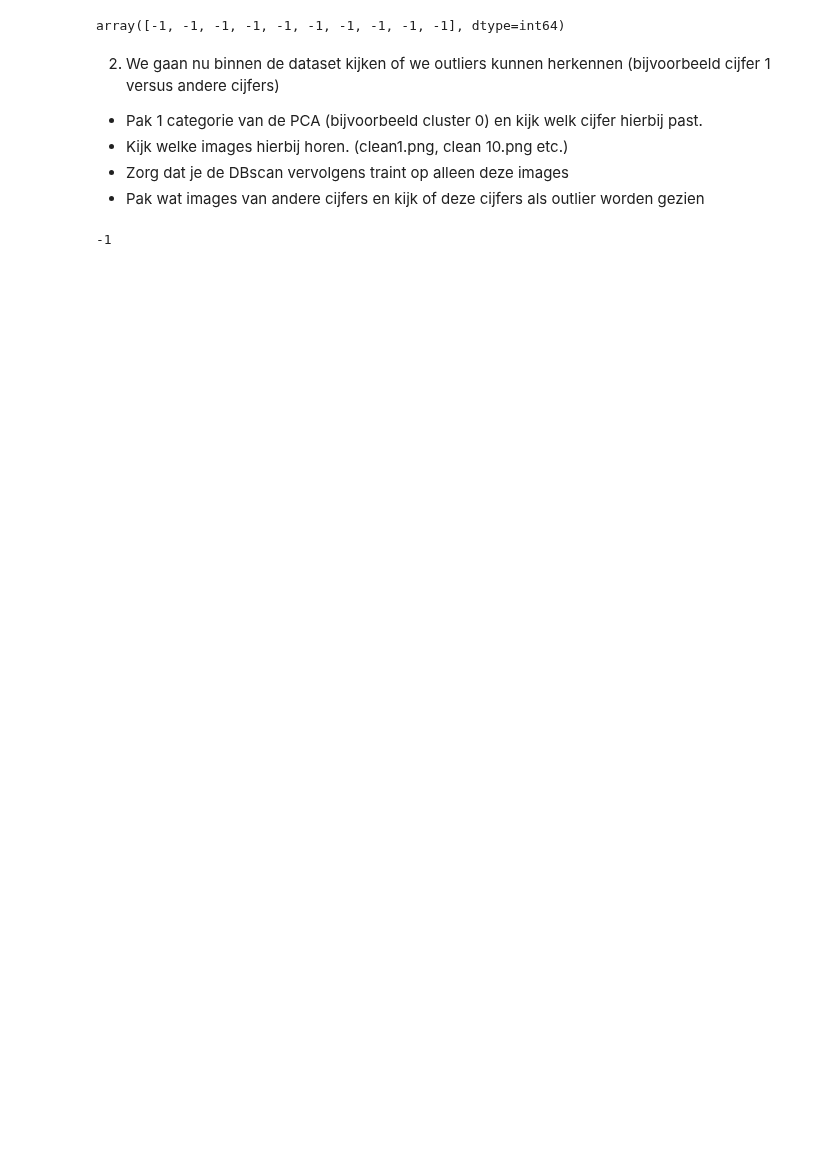
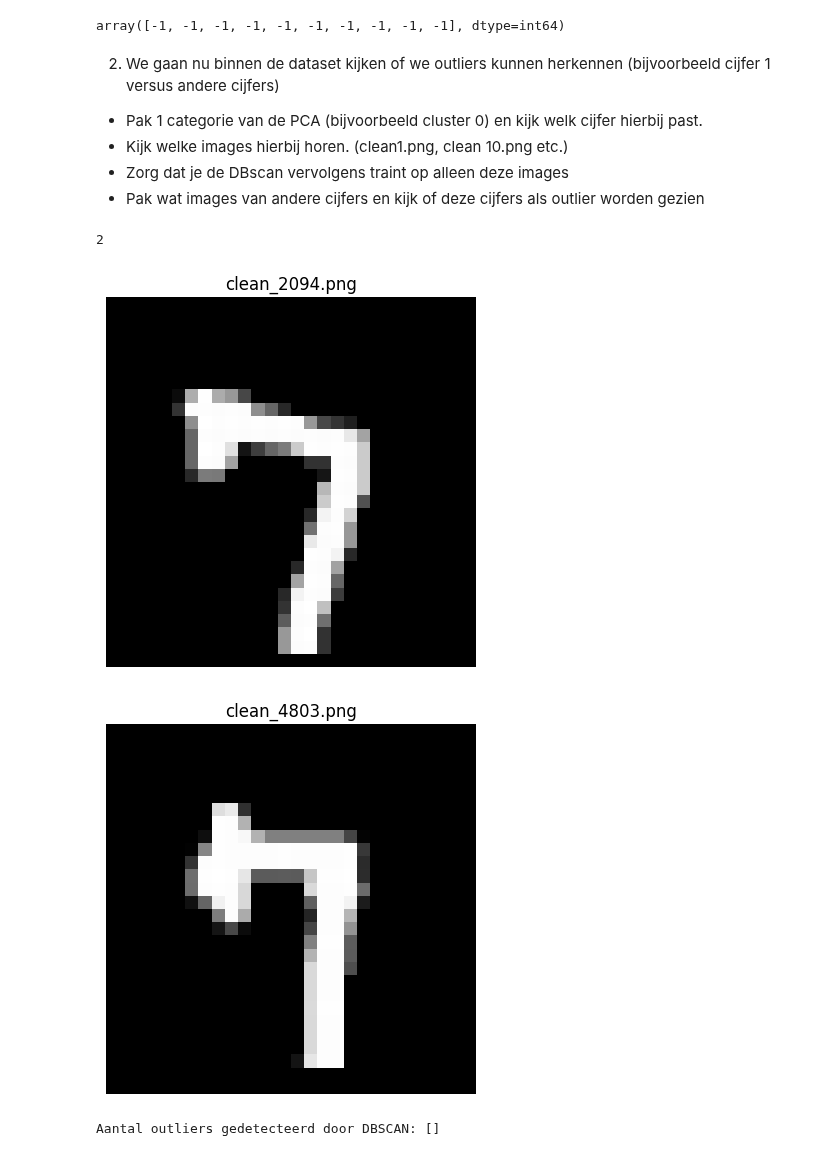
Before and after one commit to yanj27/Smart_Industry, a Jupyter notebook: Smart Industry/College 6/Werkcollege_6.ipynb, the cells around one changed output. Drawn from its saved outputs; the diff is of its cells as text; code cells hidden in the pictures; blank space fills up the shorter version.

```diff
--- a/Smart Industry/College 6/Werkcollege_6.ipynb
+++ b/Smart Industry/College 6/Werkcollege_6.ipynb
@@ -139,12 +141,3 @@ array([-1, -1, -1, -1, -1, -1, -1, -1, -1, -1], dtype=int64)
 - Kijk welke images hierbij horen. (clean1.png, clean 10.png etc.)
 - Zorg dat je de DBscan vervolgens traint op alleen deze images
 - Pak wat images van andere cijfers en kijk of deze cijfers als outlier worden gezien
-# %%
-clusters_with_distorted[0]
-# %% [output]
--1
-# %%
-index = []
-for i in range(clusters_with_distorted.size):
-    if clusters_with_distorted[i] == -1:
-        index.append(i)
@@ -157,0 +144,20 @@ clusters_test = dbscan_test.fit_predict(test_pca)
+# %%
+np.sum(clusters_with_distorted == 0) # Aantal fotos met cluster 0
+# %% [output]
+2
+# %%
+# Hier laat ik alle fotos met cluster 0 zien
+cluster_0_indices = np.where(clusters_with_distorted == 0)[0]
+originals_in_cluster_0 = cluster_0_indices[cluster_0_indices < len(images_array)]
+
+for i in originals_in_cluster_0:
+    img = images_array[i].reshape(28, 28)
+    filename = image_filenames[i]
+
+    plt.imshow(img, cmap='gray')
+    plt.title(f"{filename}")
+    plt.axis('off')
+    plt.show()
+# %% [output]
+[figure, added]
+[figure, added]
@@ -157,0 +172,11 @@ clusters_test = dbscan_test.fit_predict(test_pca)
+# %%
+cluster_1_indices = np.where(clusters_with_distorted == 1)[0]
+originals_in_cluster_1 = cluster_1_indices[cluster_1_indices < len(images_array)]
+cluster_1_images = np.array([images_array[i] for i in originals_in_cluster_1]) # Dit zijn alle fotos met cluster 1
+cluster_1_pca = pca.transform(cluster_1_images)
+cluster_1_labels = sub_clusters[len(cluster_0_images):]
+
+outliers = np.where(cluster_1_labels == -1)[0]
+print(f"Aantal outliers gedetecteerd door DBSCAN: {outliers}")
+# %% [output]
+Aantal outliers gedetecteerd door DBSCAN: []
```
Also changed, not shown: parts of 7 cells of this notebook.
